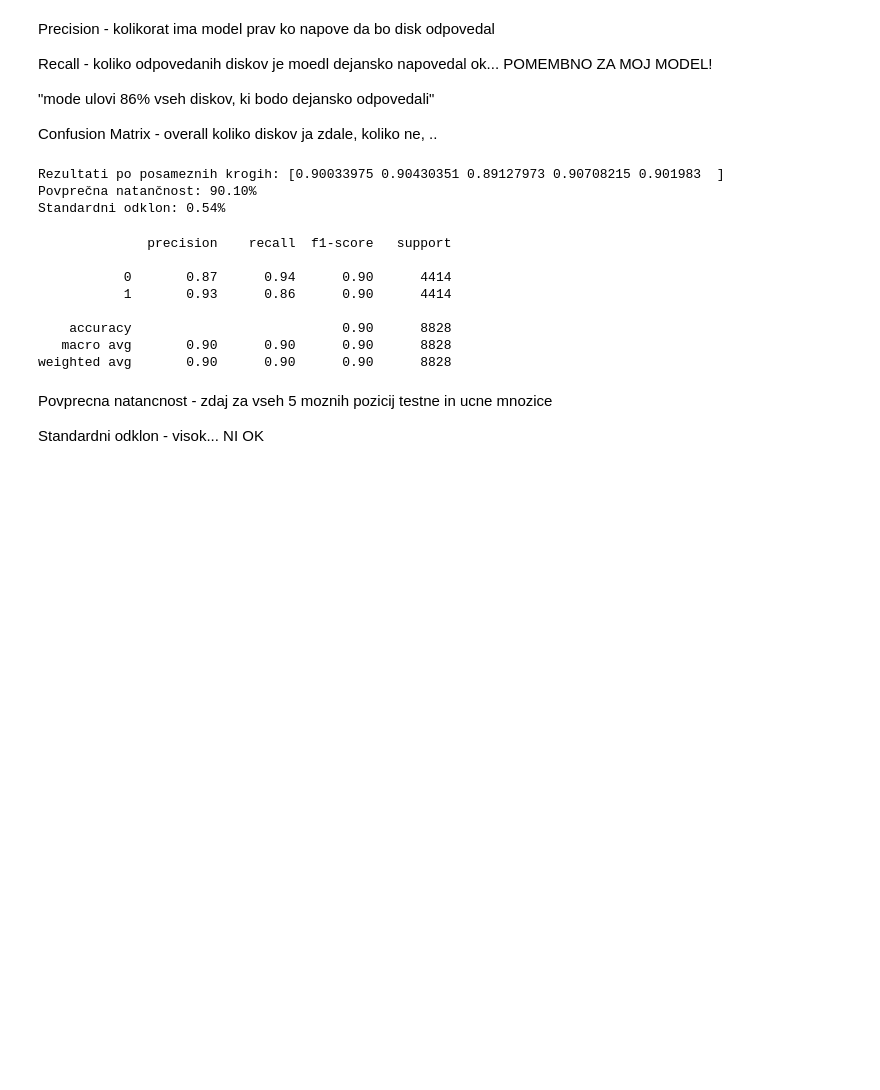
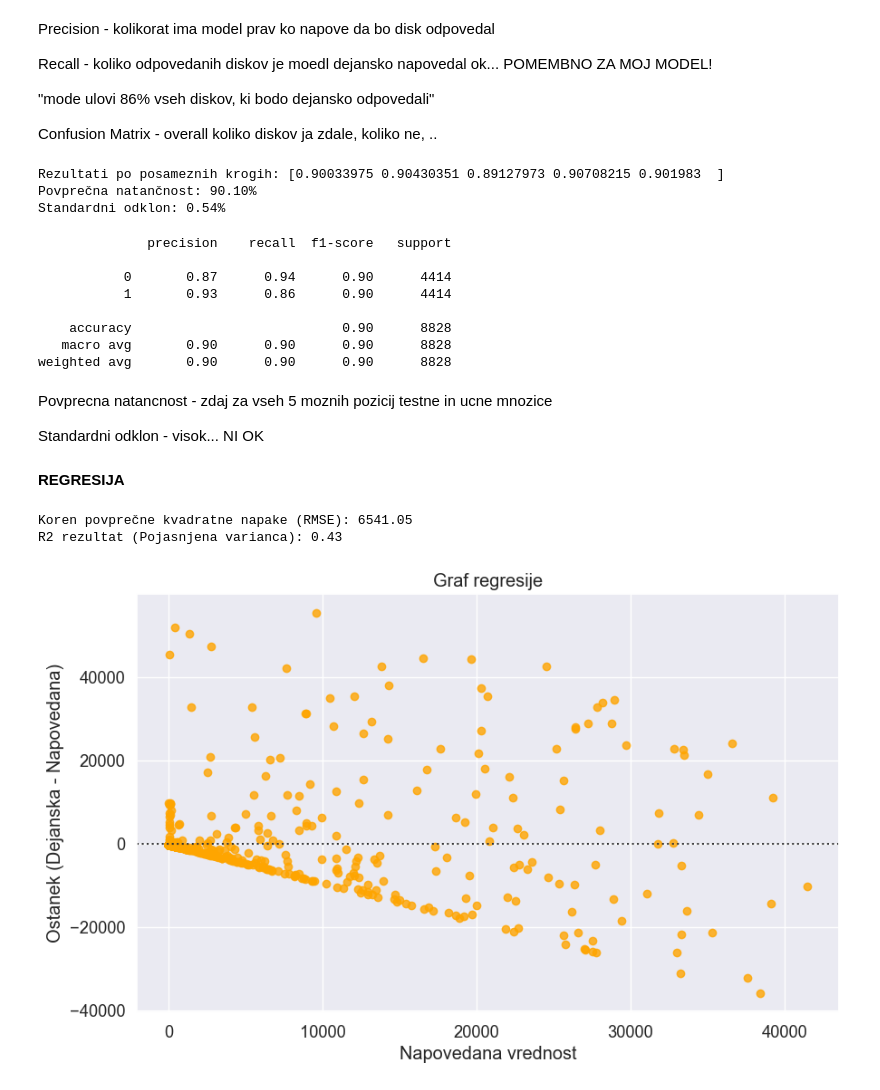
Before and after one commit to Luka-Petek/diskFailurePrediction, a Jupyter notebook: predict.ipynb, the cells around one changed output. Saved outputs shown, nothing was run; the diff lists cells and outputs as text; code cells hidden in the pictures; blank space fills up the shorter version.

Commit message:
regresija.. ni smiselno

```diff
--- a/predict.ipynb
+++ b/predict.ipynb
@@ -547,3 +578,38 @@ weighted avg       0.90      0.90      0.90      8828
 Povprecna natancnost - zdaj za vseh 5 moznih pozicij testne in ucne mnozice
 
 Standardni odklon - visok... NI OK
+# %% [markdown]
+**REGRESIJA**
+# %%
+from sklearn.ensemble import RandomForestRegressor
+from sklearn.metrics import mean_squared_error, r2_score
+import numpy as np
+
+X_reg = df.drop(columns=['smart_5_raw', 'model', 'failure'])
+y_reg = df['smart_5_raw'].fillna(0)
+
+X_train_r, X_test_r, y_train_r, y_test_r = train_test_split(X_reg, y_reg, test_size=0.2, random_state=42)
+
+regressor = RandomForestRegressor(n_estimators=100, random_state=42)
+regressor.fit(X_train_r, y_train_r)
+
+y_pred_r = regressor.predict(X_test_r)
+
+mse = mean_squared_error(y_test_r, y_pred_r)
+rmse = np.sqrt(mse)
+r2 = r2_score(y_test_r, y_pred_r)
+
+print(f"Koren povprečne kvadratne napake (RMSE): {rmse:.2f}")
+print(f"R2 rezultat (Pojasnjena varianca): {r2:.2f}")
+# %% [output]
+Koren povprečne kvadratne napake (RMSE): 6541.05
+R2 rezultat (Pojasnjena varianca): 0.43
+# %%
+plt.figure(figsize=(10, 6))
+sns.residplot(x=y_pred_r, y=y_test_r, color="orange")
+plt.title('Graf regresije')
+plt.xlabel('Napovedana vrednost')
+plt.ylabel('Ostanek (Dejanska - Napovedana)')
+plt.show()
+# %% [output]
+[figure, added]
```
Also changed, not shown: parts of 8 cells of this notebook.
